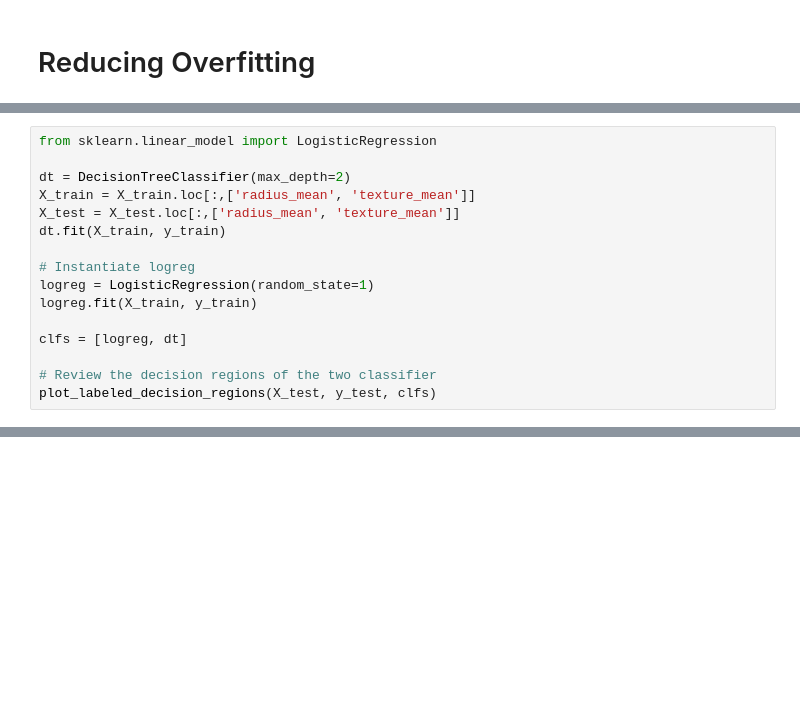
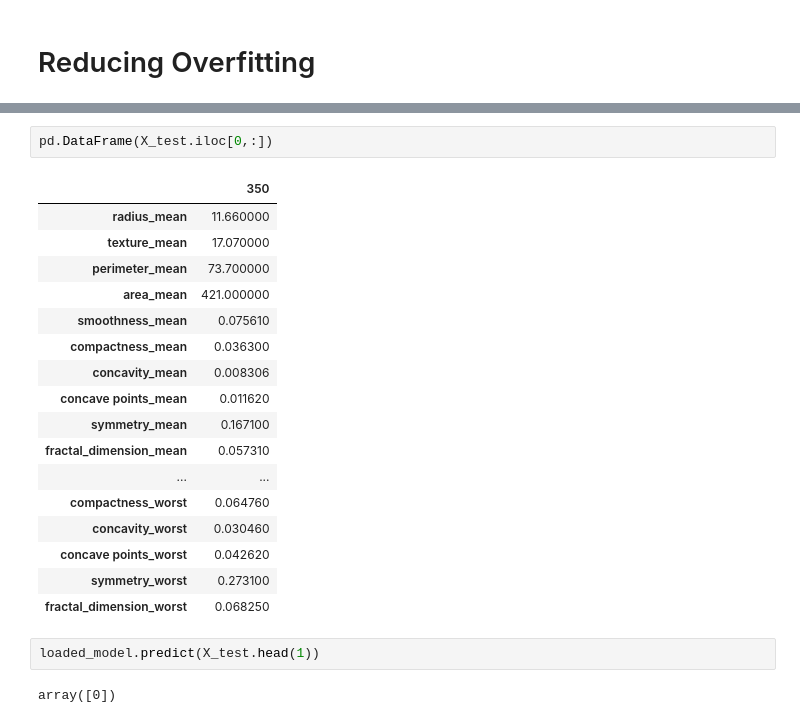
Before and after one commit to DAVJES94/CancerClassification_EndToEnd, a Jupyter notebook: model.ipynb, the cells around one changed output, grey strips where cells are left out. Cells and saved outputs as stored; diff of their text form; blank space fills up the shorter version.

```diff
--- a/model.ipynb
+++ b/model.ipynb
@@ -250,16 +203,0 @@ def plot_labeled_decision_regions(X,y, models):
-# %%
-from sklearn.linear_model import LogisticRegression
-
-dt = DecisionTreeClassifier(max_depth=2)
-X_train = X_train.loc[:,['radius_mean', 'texture_mean']]
-X_test = X_test.loc[:,['radius_mean', 'texture_mean']]
-dt.fit(X_train, y_train)
-
-# Instantiate logreg
-logreg = LogisticRegression(random_state=1)
-logreg.fit(X_train, y_train)
-
-clfs = [logreg, dt]
-
-# Review the decision regions of the two classifier
-plot_labeled_decision_regions(X_test, y_test, clfs)
@@ -265,0 +265,24 @@ plot_labeled_decision_regions(X_test, y_test, clfs)
+# %%
+pd.DataFrame(X_test.iloc[0,:])
+# %% [output]
+|  | 350 |
+| radius_mean | 11.660000 |
+| texture_mean | 17.070000 |
+| perimeter_mean | 73.700000 |
+| area_mean | 421.000000 |
+| smoothness_mean | 0.075610 |
+| compactness_mean | 0.036300 |
+| concavity_mean | 0.008306 |
+| concave points_mean | 0.011620 |
+| symmetry_mean | 0.167100 |
+| fractal_dimension_mean | 0.057310 |
+| ... | ... |
+| compactness_worst | 0.064760 |
+| concavity_worst | 0.030460 |
+| concave points_worst | 0.042620 |
+| symmetry_worst | 0.273100 |
+| fractal_dimension_worst | 0.068250 |
+# %%
+loaded_model.predict(X_test.head(1))
+# %% [output]
+array([0])
```
Also changed, not shown: parts of 41 cells of this notebook, 4 other files.
